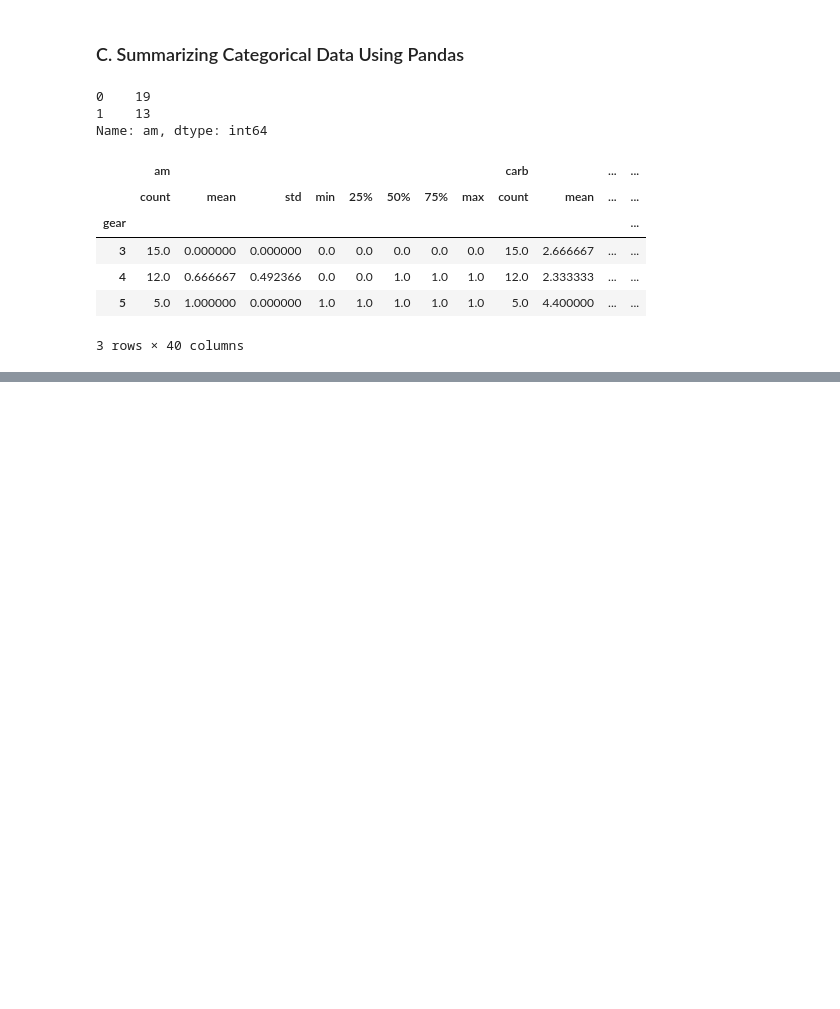
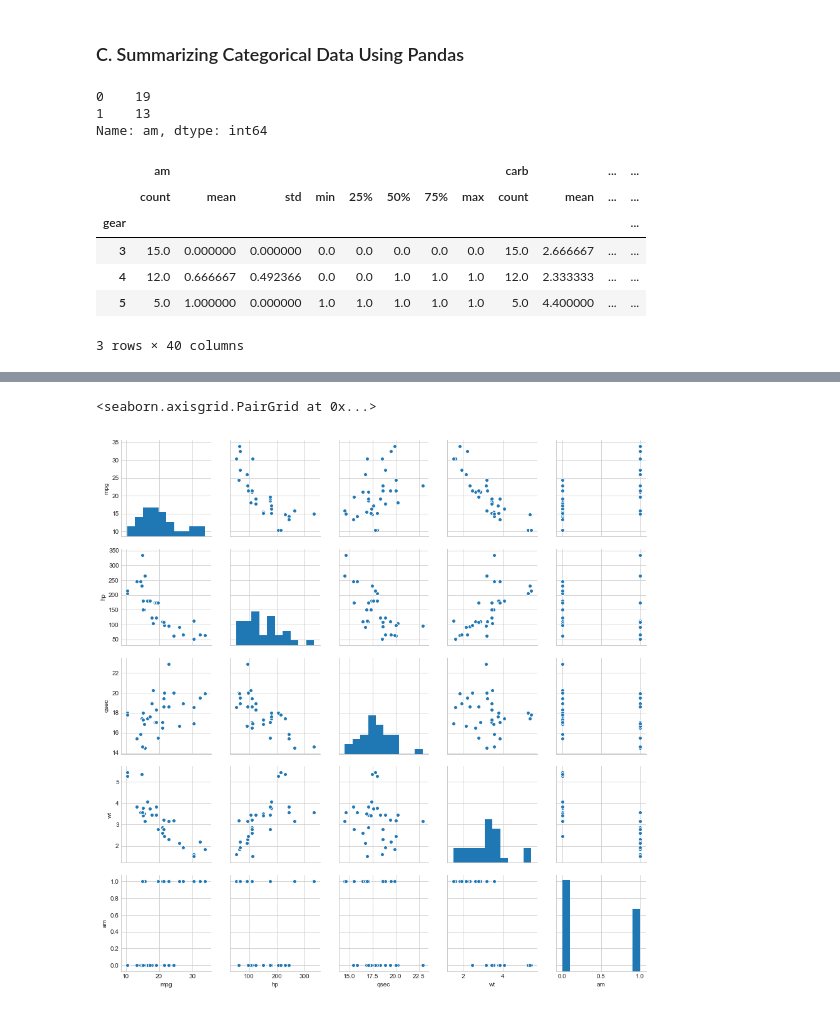
Before and after one commit to ArthurEzenwanne/python-learning, a Jupyter notebook: Lesson-3-Practice.ipynb, the cells around one changed output, grey strips where cells are left out. Drawn from its saved outputs; the diff is of its cells as text; code cells hidden in the pictures; blank space fills up the shorter version.

```diff
--- a/Lesson-3-Practice.ipynb
+++ b/Lesson-3-Practice.ipynb
@@ -285,0 +294,6 @@ car_grp.describe()
+# %%
+sm_data_cars = data_cars[['mpg', 'hp', 'qsec','wt','am']]
+sb.pairplot(sm_data_cars)
+# %% [output]
+<seaborn.axisgrid.PairGrid at 0x...>
+[figure, added]
```
Also changed, not shown: parts of 11 cells of this notebook.
